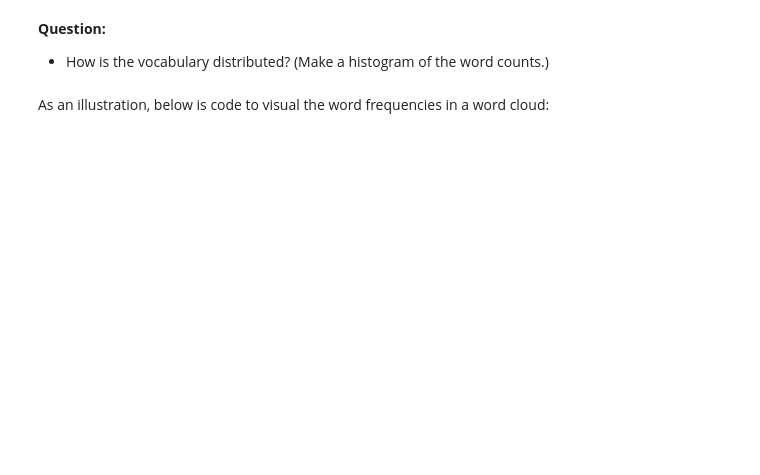
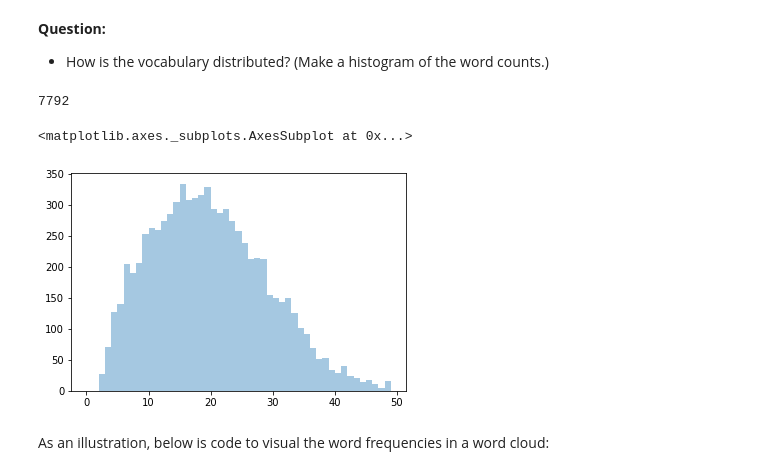
Before and after one commit to yxyyxy93/NLP_Hillary-Clinton-and-Donald-Trump-Tweets, a Jupyter notebook: NLP_Lab1_student.ipynb, the cells around one changed output. Cells and saved outputs as stored; diff of their text form; code cells hidden in the pictures; blank space fills up the shorter version.

```diff
--- a/NLP_Lab1_student.ipynb
+++ b/NLP_Lab1_student.ipynb
@@ -933,3 +1105,13 @@ class Tweet:
+# %%
+## Answer
+import seaborn as sns
+
+print(len([len(x.split()) for x in df_train['text']]))
+sns.distplot([len(x.split()) for x in df_train['text']], range(0,50,1), kde=False)
+# %% [output]
+7792
+<matplotlib.axes._subplots.AxesSubplot at 0x...>
+[figure, added]
 # %% [markdown]
 As an illustration, below is code to visual the word frequencies in a word cloud:
 # %%
```
Also changed, not shown: parts of 56 cells of this notebook.
